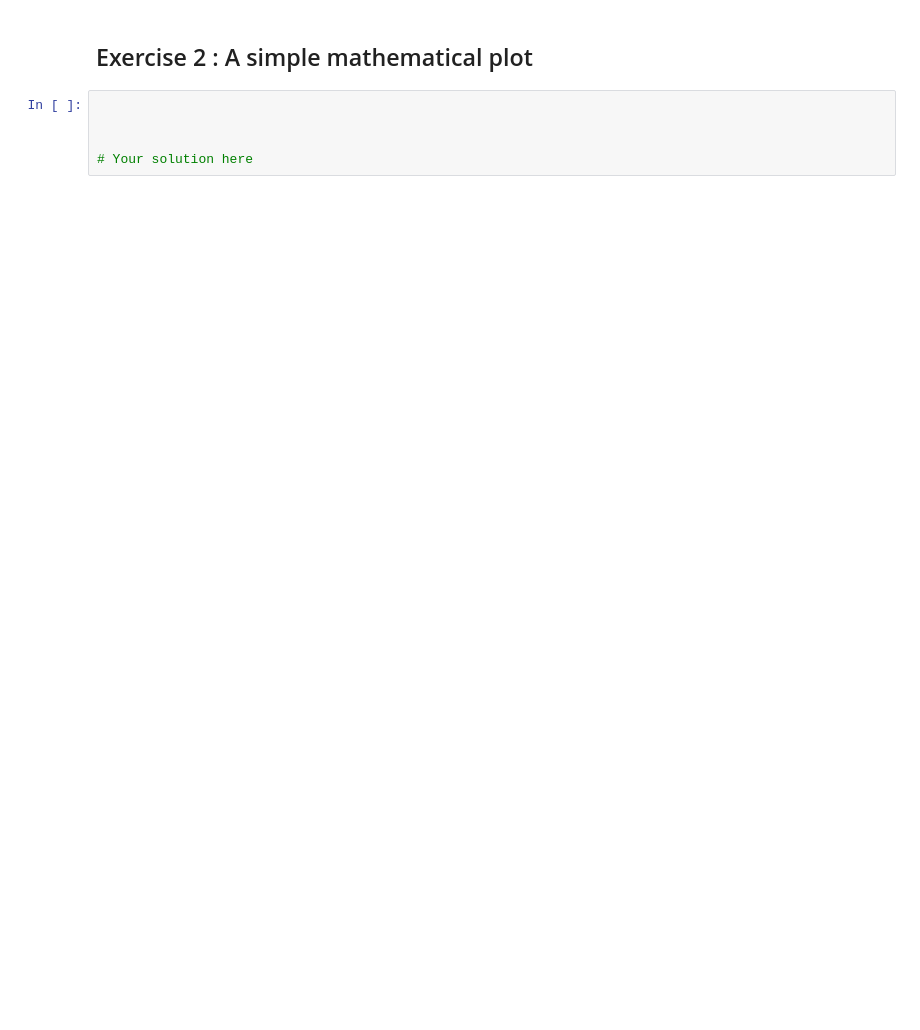
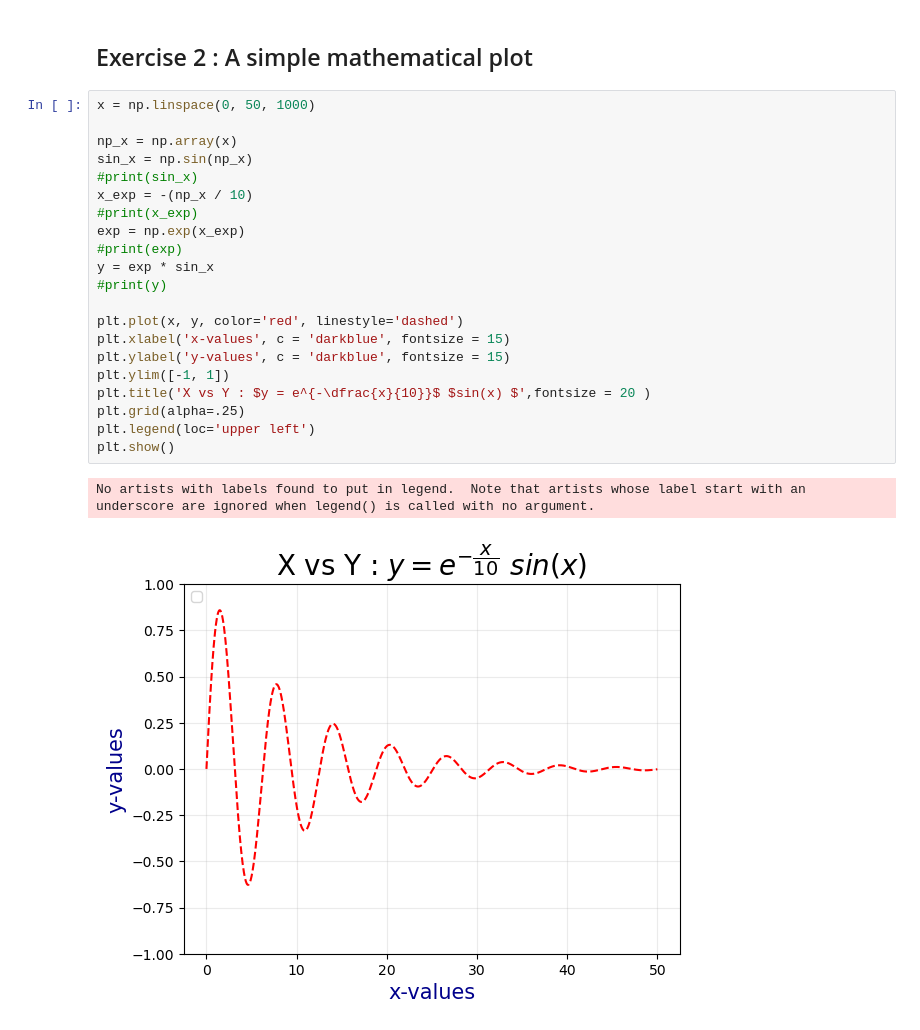
Before and after one commit to SPS-SP2273/learning-portfolio-Ignatius-Choong, a Jupyter notebook: plotting/plotting_(need).ipynb, the cells around one changed output. Cells and saved outputs as stored; diff of their text form; blank space fills up the shorter version.

```diff
--- a/plotting/plotting_(need).ipynb
+++ b/plotting/plotting_(need).ipynb
@@ -275,7 +294,26 @@ findfont: Font family 'Comic Neue' not found.
 # %% [markdown]
 ## Exercise 2 :  A simple mathematical plot
 # %%
+x = np.linspace(0, 50, 1000)
 
+np_x = np.array(x)
+sin_x = np.sin(np_x)
+#print(sin_x)
+x_exp = -(np_x / 10)
+#print(x_exp)
+exp = np.exp(x_exp)
+#print(exp)
+y = exp * sin_x
+#print(y)
 
-
-# Your solution here
+plt.plot(x, y, color='red', linestyle='dashed')
+plt.xlabel('x-values', c = 'darkblue', fontsize = 15)
+plt.ylabel('y-values', c = 'darkblue', fontsize = 15)
+plt.ylim([-1, 1])
+plt.title('X vs Y : $y = e^{-\dfrac{x}{10}}$ $sin(x) $',fontsize = 20 )
+plt.grid(alpha=.25)
+plt.legend(loc='upper left')
+plt.show()
+# %% [output]
+No artists with labels found to put in legend.  Note that artists whose label start with an underscore are ignored when legend() is called with no argument.
+[figure, added]
```
Also changed, not shown: parts of 16 cells of this notebook, 2 other files.
